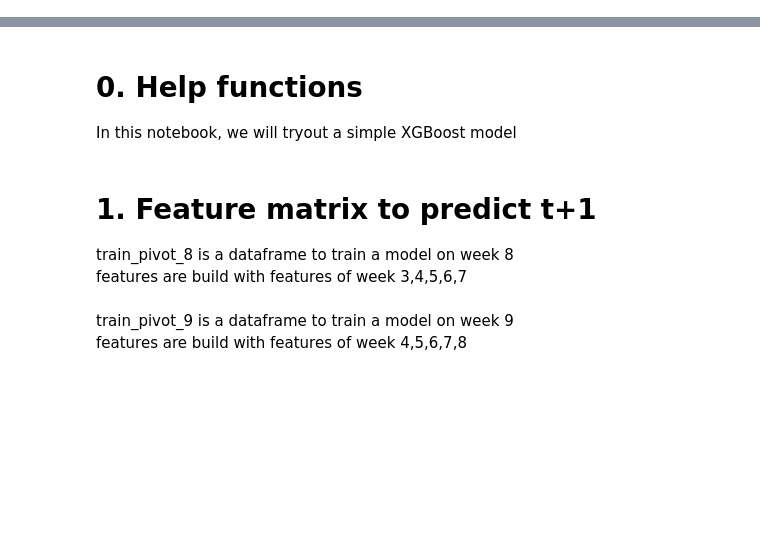
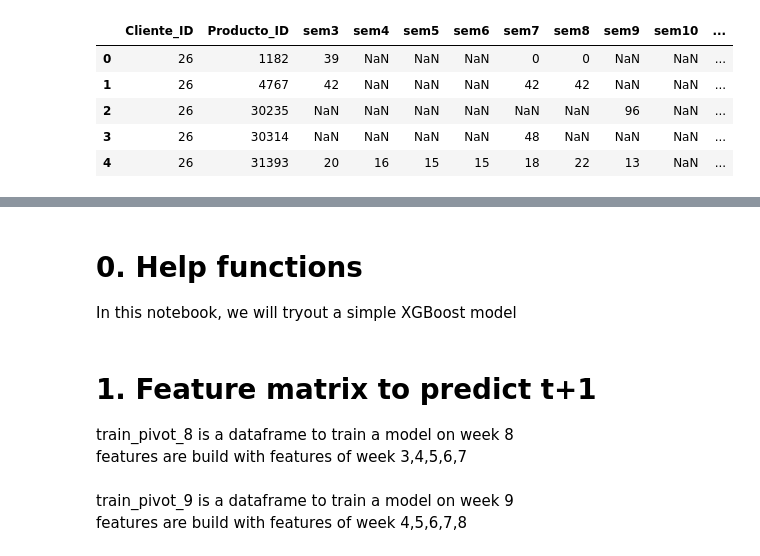
Before and after one commit to kvanlombeek/kaggle_bimbo, a Jupyter notebook: 3 Basic features + XGboost.ipynb, the cells around one changed output, grey strips where cells are left out. Saved outputs shown, nothing was run; the diff lists cells and outputs as text; code cells hidden in the pictures; blank space fills up the shorter version.

```diff
--- a/3 Basic features + XGboost.ipynb
+++ b/3 Basic features + XGboost.ipynb
@@ -24 +14,13 @@ test_pivot = pd.merge(test, train_pivot, how = 'left',
+# %%
+pivot_test_train = pd.merge(pivot_test_train,
+            client_info[['MC_Ruta', 'MC_Agencia', 'Cliente_ID', 'N_rutas', 'N_Agencias', 'Town']], how = 'left',
+         left_on='Cliente_ID', right_on='Cliente_ID' )
+pivot_test_train.head()
+# %% [output]
+|  | Cliente_ID | Producto_ID | sem3 | sem4 | sem5 | sem6 | sem7 | sem8 | sem9 | sem10 | ... |
+| 0 | 26 | 1182 | 39 | NaN | NaN | NaN | 0 | 0 | NaN | NaN | ... |
+| 1 | 26 | 4767 | 42 | NaN | NaN | NaN | 42 | 42 | NaN | NaN | ... |
+| 2 | 26 | 30235 | NaN | NaN | NaN | NaN | NaN | NaN | 96 | NaN | ... |
+| 3 | 26 | 30314 | NaN | NaN | NaN | NaN | 48 | NaN | NaN | NaN | ... |
+| 4 | 26 | 31393 | 20 | 16 | 15 | 15 | 18 | 22 | 13 | NaN | ... |
 # %%
```
Also changed, not shown: parts of 10 cells of this notebook, 3 other files.
